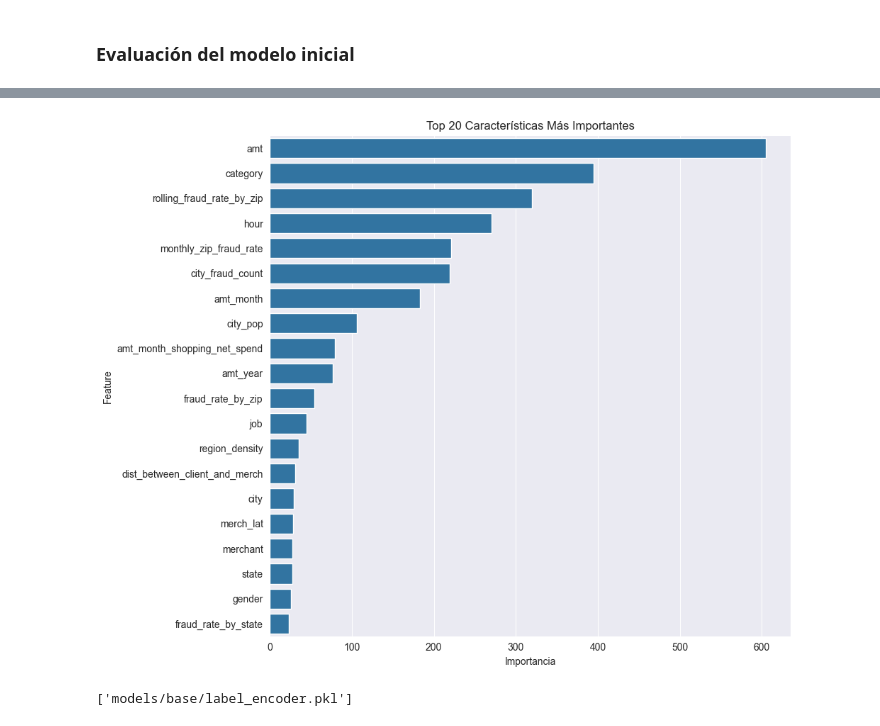
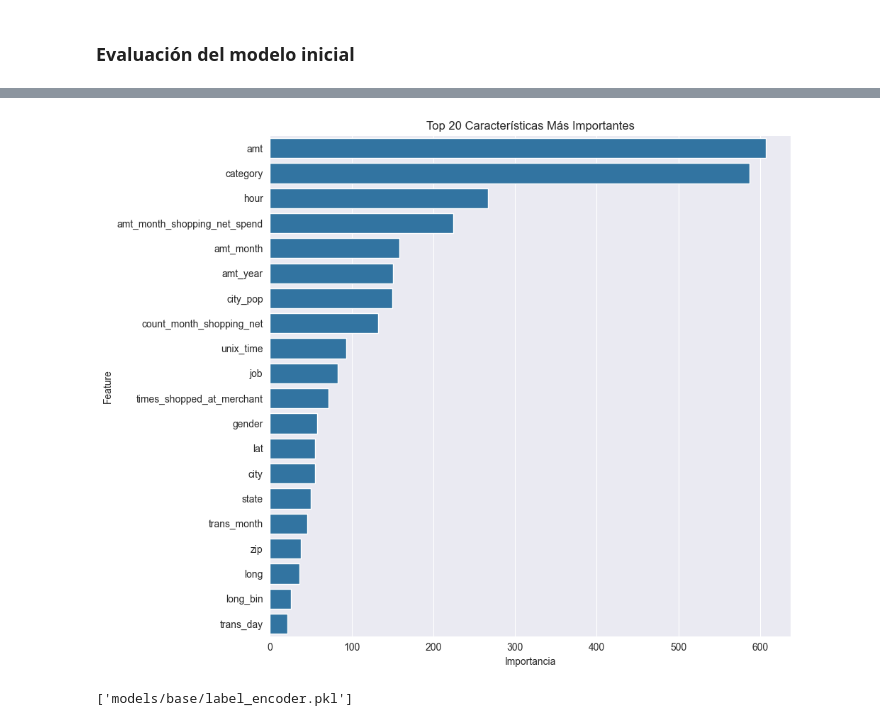
Before and after one commit to markalbrand56/SDS-Proyecto-1, a Jupyter notebook: main.ipynb, the cells around one changed output, grey strips where cells are left out. Drawn from its saved outputs; the diff is of its cells as text; code cells hidden in the pictures.

```diff
--- a/main.ipynb
+++ b/main.ipynb
@@ -61,7 +63,6 @@ drop_cols = [
     'street',
     'trans_num',
     'dob',
-    'unix_time'
 ]
 # %%
 dataset = dataset.drop(columns=drop_cols, errors='ignore')
@@ -119,6 +120,7 @@ y.head()
 6499    0
 Name: is_fraud, dtype: int64
 # %%
-X_train, X_test, y_train, y_test = train_test_split(
-    X, y, test_size=0.25, stratify=y, random_state=42
-)
+X_train = X[X["unix_time"] < X["unix_time"].quantile(0.75)]
+X_test = X[X["unix_time"] >= X["unix_time"].quantile(0.75)]
+y_train = y[X["unix_time"] < X["unix_time"].quantile(0.75)]
+y_test = y[X["unix_time"] >= X["unix_time"].quantile(0.75)]
@@ -125,3 +135,8 @@ X_train, X_test, y_train, y_test = train_test_split(
+# %%
+X_train_base = X_train.drop(columns=feature_engineering)
+X_test_base = X_test.drop(columns=feature_engineering)
+y_train_base = y_train
+y_test_base = y_test
 # %% [markdown]
 ## Modelo inicial
 # %%
@@ -134,5 +149,7 @@ model = LGBMClassifier(
     n_jobs=-1
 )
 # %%
-model.fit(X_train, y_train)
+model.fit(
+    X_train_base, y_train_base,
+)
 # %% [output]
@@ -175,11 +193,11 @@ weighted avg     0.9993    0.9992    0.9993    463099
 # %%
-feature_imp = pd.Series(model.feature_importances_, index=X_train.columns).sort_values(ascending=False)
+feature_imp = pd.Series(model.feature_importances_, index=X_train_base.columns).sort_values(ascending=False)
 plt.figure(figsize=(10, 8))
 sns.barplot(x=feature_imp.head(20), y=feature_imp.head(20).index)
 plt.title("Top 20 Características Más Importantes")
 plt.xlabel("Importancia")
 plt.ylabel("Feature")
 plt.tight_layout()
 plt.show()
 # %% [output]
-[figure, old version]
+[figure, new version]
```
Also changed, not shown: parts of 11 cells of this notebook, 2 other files.
